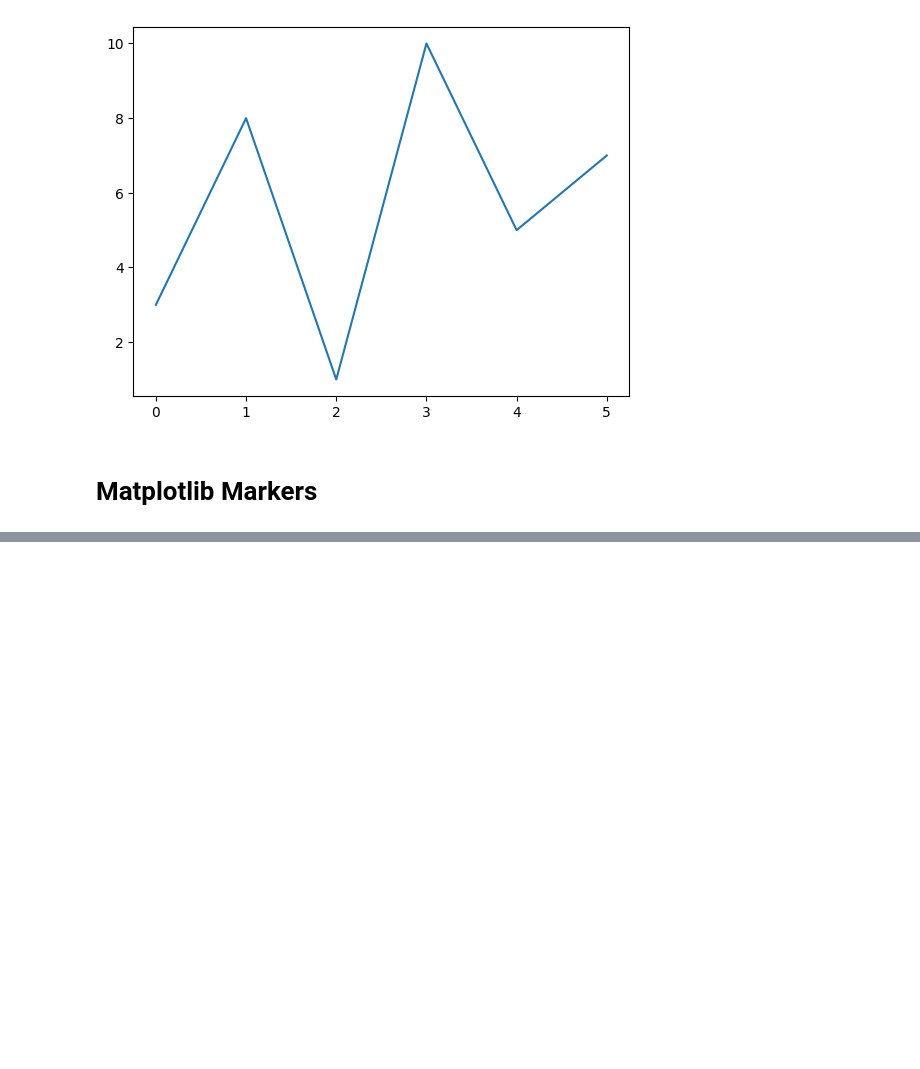
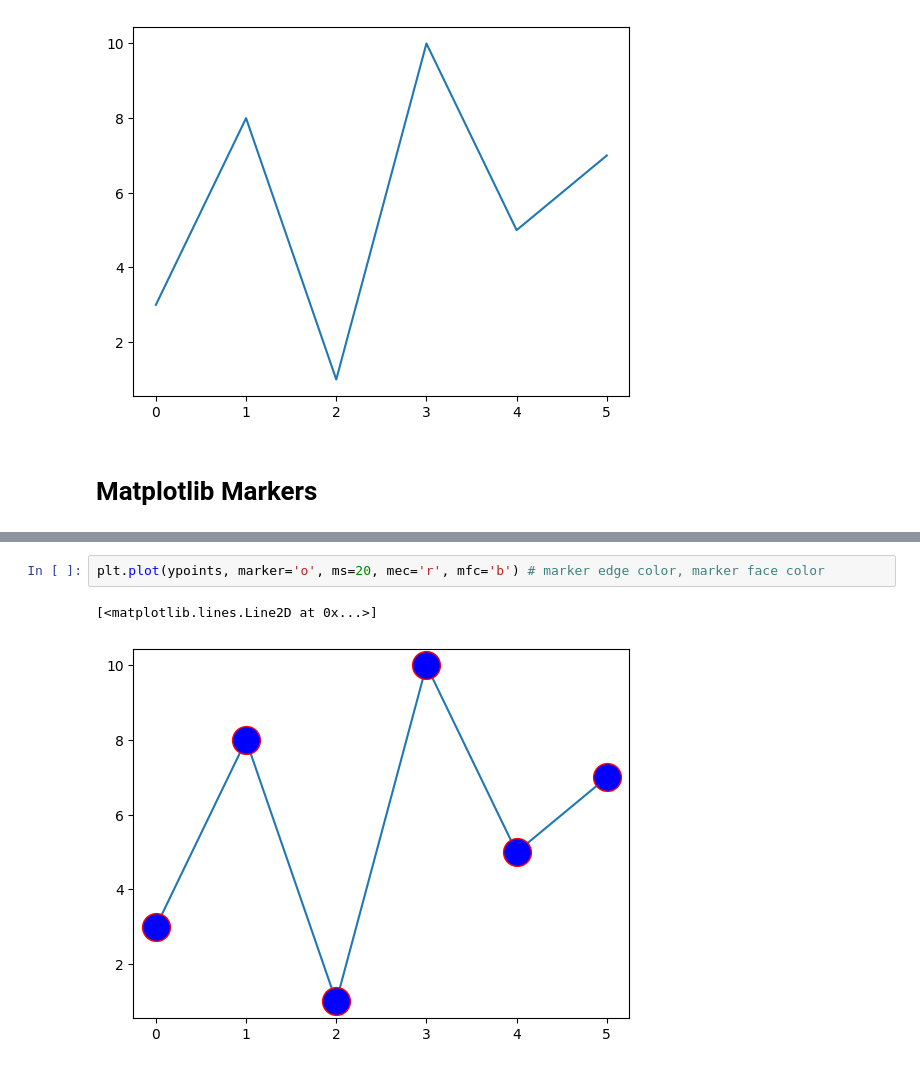
Before and after one commit to BimalGhimire38/Extra_Python_Stuffs, a Jupyter notebook: Matplotlib_Revision_from_w3shcools.ipynb, the cells around one changed output, grey strips where cells are left out. Cells and saved outputs as stored; diff of their text form; blank space fills up the shorter version.

```diff
--- a/Matplotlib_Revision_from_w3shcools.ipynb
+++ b/Matplotlib_Revision_from_w3shcools.ipynb
@@ -97,0 +114,5 @@ plt.show()
+# %%
+plt.plot(ypoints, marker='o', ms=20, mec='r', mfc='b') # marker edge color, marker face color
+# %% [output]
+[<matplotlib.lines.Line2D at 0x...>]
+[figure, added]
```
Also changed, not shown: parts of 10 cells of this notebook.
